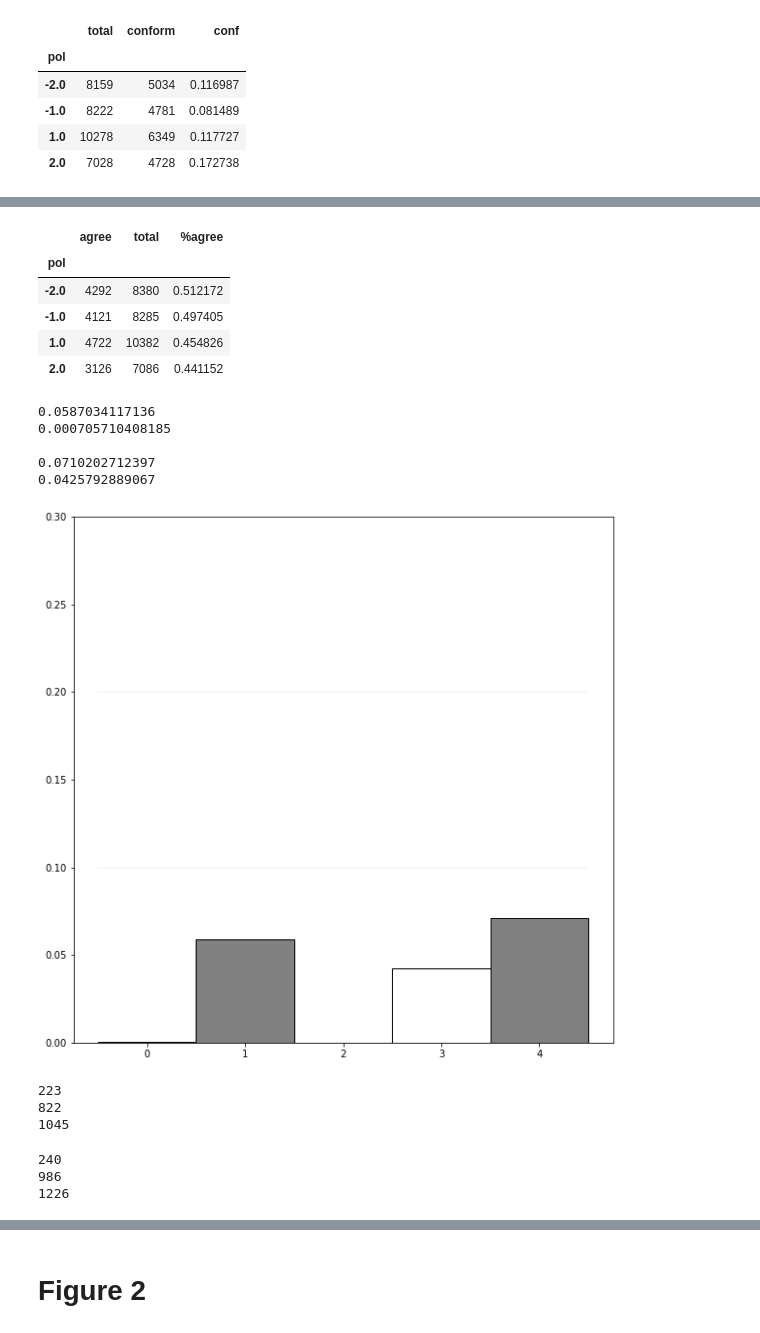
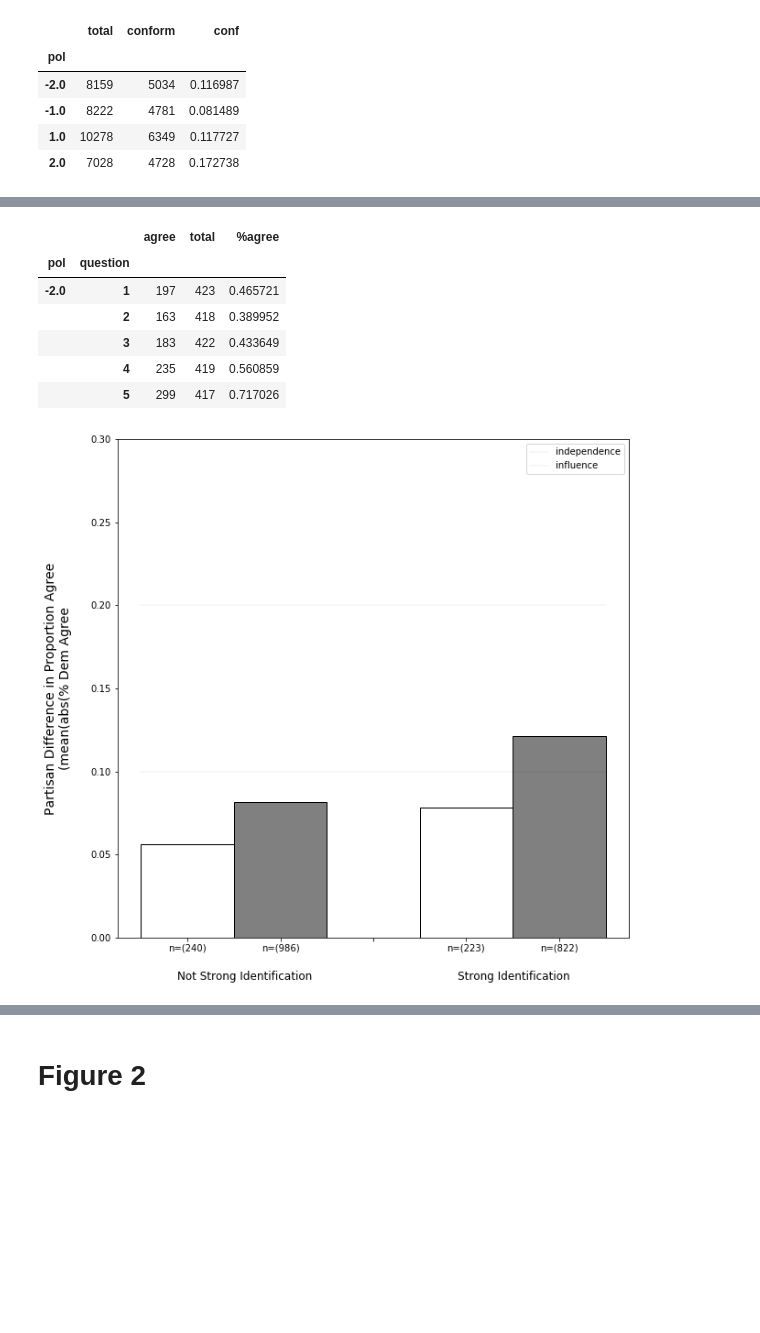
Before and after one commit to AlexMRuch/PartyLab, a Jupyter notebook: experiment_analysis_1/figure_recreation.ipynb, the cells around one changed output, grey strips where cells are left out. Cells and saved outputs as stored; diff of their text form; code cells hidden in the pictures; blank space fills up the shorter version.

```diff
--- a/experiment_analysis_1/figure_recreation.ipynb
+++ b/experiment_analysis_1/figure_recreation.ipynb
@@ -253,12 +266,12 @@ plt.show()
 # %%
-ind_str_data = answer_data[answer_data['world'] <=2]
+ind_str_data = answer_data[answer_data['world'] <=2].copy()
 
-ind_str_data = ind_str_data[ind_str_data['response'] == 1].groupby('pol').count()[['world']].join(
-               ind_str_data.groupby('pol').count()[['question']])
+ind_str_data = ind_str_data[ind_str_data['response'] == 1].groupby(['pol','question']).count()[['world']].join(
+               ind_str_data.groupby(['pol','question']).count()[['wq_order']])
 
 ind_str_data.columns = ['agree','total']
 
 ind_str_data['%agree'] = ind_str_data['agree'] / ind_str_data['total']
 
-ind_str_data.head()
+ind_str_data
 # %% [output]
@@ -271,8 +297,8 @@ ind_str_data.head()
 # %%
 inf_str_data = answer_data[answer_data['world'] > 2]
 
-inf_str_data = inf_str_data[inf_str_data['response'] == 1].groupby(['pol']).count()[['world']].join(
-               inf_str_data.groupby('pol').count()[['question']])
+inf_str_data = inf_str_data[inf_str_data['response'] == 1].groupby(['pol','question']).count()[['world']].join(
+               inf_str_data.groupby(['pol','question']).count()[['wq_order']])
 
 inf_str_data.columns = ['agree','total']
 
@@ -280,63 +306,43 @@ inf_str_data['%agree'] = inf_str_data['agree'] / inf_str_data['total']
 
 inf_str_data.head()
 # %% [output]
-|  | agree | total | %agree |
-| pol |  |  |  |
-| -2.0 | 4292 | 8380 | 0.512172 |
-| -1.0 | 4121 | 8285 | 0.497405 |
-| 1.0 | 4722 | 10382 | 0.454826 |
-| 2.0 | 3126 | 7086 | 0.441152 |
+|  |  | agree | total | %agree |
+| pol | question |  |  |  |
+| -2.0 | 1 | 197 | 423 | 0.465721 |
+|  | 2 | 163 | 418 | 0.389952 |
+|  | 3 | 183 | 422 | 0.433649 |
+|  | 4 | 235 | 419 | 0.560859 |
+|  | 5 | 299 | 417 | 0.717026 |
-# %%
-print(abs(ind_str_data.loc[-2,'%agree'] - ind_str_data.loc[2,'%agree']))
-print(abs(ind_str_data.loc[-1,'%agree'] - ind_str_data.loc[1,'%agree']))
-print()
-print(abs(inf_str_data.loc[-2,'%agree'] - inf_str_data.loc[2,'%agree']))
-print(abs(inf_str_data.loc[-1,'%agree'] - inf_str_data.loc[1,'%agree']))
-# %% [output]
-0.0587034117136
-0.000705710408185
-
-0.0710202712397
-0.0425792889067
 # %%
 plt.figure(figsize =(10,10))
 
 for i in range(0,3):
     plt.plot(np.arange(-0.5,5.,0.5),[i * 0.1]*11,'k',alpha=.04)
 
 
 plt.bar(range(5),
-        [abs(ind_str_data.loc[-1,'%agree'] - ind_str_data.loc[1,'%agree'])] +
+        [abs(ind_str_data.loc[-1,'%agree'] - ind_str_data.loc[+1,'%agree']).mean()] +
         [0]*2 +
-        [abs(inf_str_data.loc[-1,'%agree'] - inf_str_data.loc[1,'%agree'])] +
+        [abs(inf_str_data.loc[-1,'%agree'] - inf_str_data.loc[+1,'%agree']).mean()] +
         [0],
-        color='white', width=1, linewidth=1, edgecolor='k')#, tick_label=['','','No Influence','','','','Influence','',''])
+        color='white', width=1, linewidth=1, edgecolor='k',
+        tick_label=['n=('+str(len(set(answer_data[(answer_data['world']<=2) & (answer_data['pol'].apply(lambda x: abs(x) == 1))]['user_order']))) + ')',
+                    'n=('+str(len(set(answer_data[(answer_data['world']>2) & (answer_data['pol'].apply(lambda x: abs(x) == 1))]['user_order']))) + ')',
+                    '',
+                    'n=('+str(len(set(answer_data[(answer_data['world']<=2) & (answer_data['pol'].apply(lambda x: abs(x) == 2))]['user_order']))) + ')',
+                    'n=('+str(len(set(answer_data[(answer_data['world']>2) & (answer_data['pol'].apply(lambda x: abs(x) == 2))]['user_order']))) + ')'])
 plt.bar(range(5),
         [0] +
-        [abs(ind_str_data.loc[-2,'%agree'] - ind_str_data.loc[2,'%agree'])] +
+        [abs(ind_str_data.loc[-2,'%agree'] - ind_str_data.loc[+2,'%agree']).mean()] +
         [0]*2 +
-        [abs(inf_str_data.loc[-2,'%agree'] - inf_str_data.loc[2,'%agree'])],
+        [abs(inf_str_data.loc[-2,'%agree'] - inf_str_data.loc[+2,'%agree']).mean()],
         color='grey', width=1, linewidth=1, edgecolor='k')
 plt.ylim(0,0.3)
+plt.ylabel('Partisan Difference in Proportion Agree\n(mean(abs(% Dem Agree\n', size = 14)
+plt.xlabel('\nNot Strong Identification                                         Strong Identification', size = 12)
+
+plt.legend(['independence','influence'])
 
 plt.show()
 # %% [output]
-[figure, old version]
+[figure, new version]
-# %%
-a = answer_data[answer_data['pol'].apply(lambda x: abs(x)==2)]
-print(len(a[a['world'] <= 2]['user_order'].unique()))
-print(len(a[a['world'] > 2]['user_order'].unique()))
-print(len(a['user_order'].unique()))
-# %% [output]
-223
-822
-1045
-# %%
-a = answer_data[answer_data['pol'].apply(lambda x: abs(x)==1)]
-print(len(set(a[a['world'] <= 2]['user_order'])))
-print(len(set(a[a['world'] > 2]['user_order'])))
-print(len(a['user_order'].unique()))
-# %% [output]
-240
-986
-1226
```
Also changed, not shown: parts of 20 cells of this notebook.
